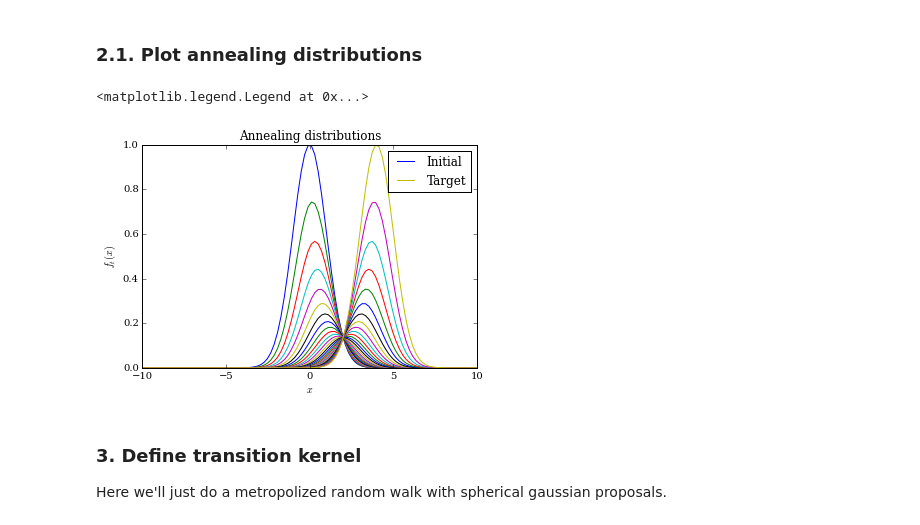
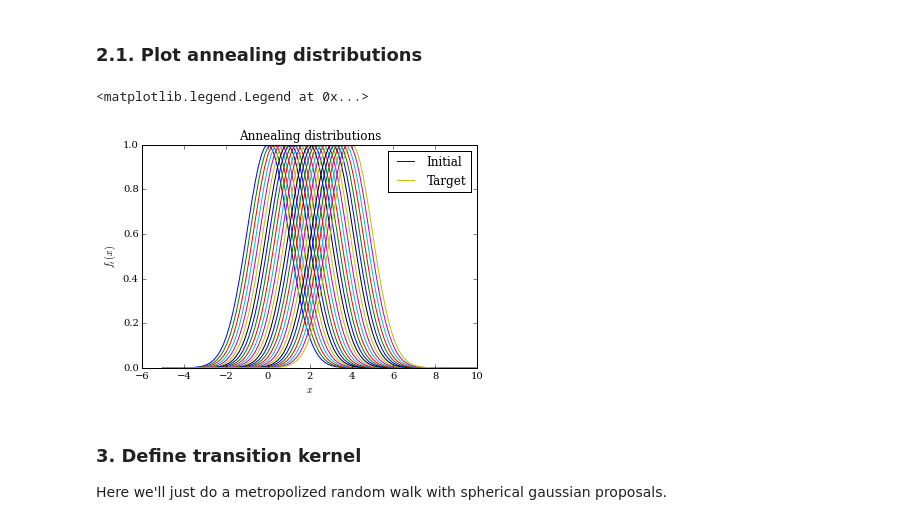
Before and after one commit to maxentile/equilibrium-sampling-tinker, a Jupyter notebook: Annealed importance sampling.ipynb, the cells around one changed output. Drawn from its saved outputs; the diff is of its cells as text; code cells hidden in the pictures.

```diff
--- a/Annealed importance sampling.ipynb
+++ b/Annealed importance sampling.ipynb
@@ -149,25 +149,26 @@ annealing_distributions = [GeometricMean(initial_density,target_density,beta) fo
 # %% [markdown]
 ### 2.1. Plot annealing distributions
 # %%
-x = np.linspace(-10,10,100)
+x = np.linspace(-5,10,100)
 for i,f in enumerate(annealing_distributions):
     if i == 0 or i == len(annealing_distributions)-1:
         if i == 0:
             label='Initial'
         else:
             label='Target'
     else:
         label=None
+    y = np.array([f(x_) for x_ in x])
 
-    plt.plot(x,[f(x_) for x_ in x],label=label)
+    plt.plot(x,y/y.max(),label=label)
 
 plt.title('Annealing distributions')
 plt.xlabel(r'$x$')
 plt.ylabel(r'$f_t(x)$')
 plt.legend(loc='best')
 # %% [output]
 <matplotlib.legend.Legend at 0x...>
-[figure, old version]
+[figure, new version]
 # %% [markdown]
 ### 3. Define transition kernel
 Here we'll just do a metropolized random walk with spherical gaussian proposals.
```
Also changed, not shown: parts of 23 cells of this notebook, 2 other files.
